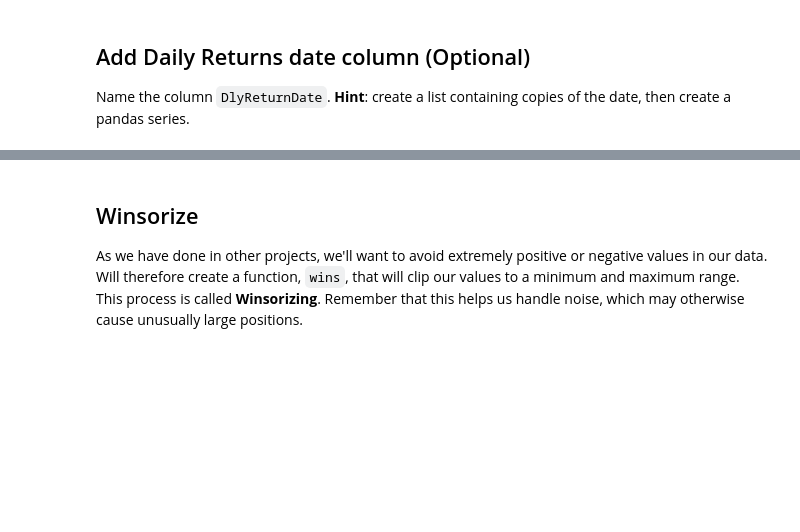
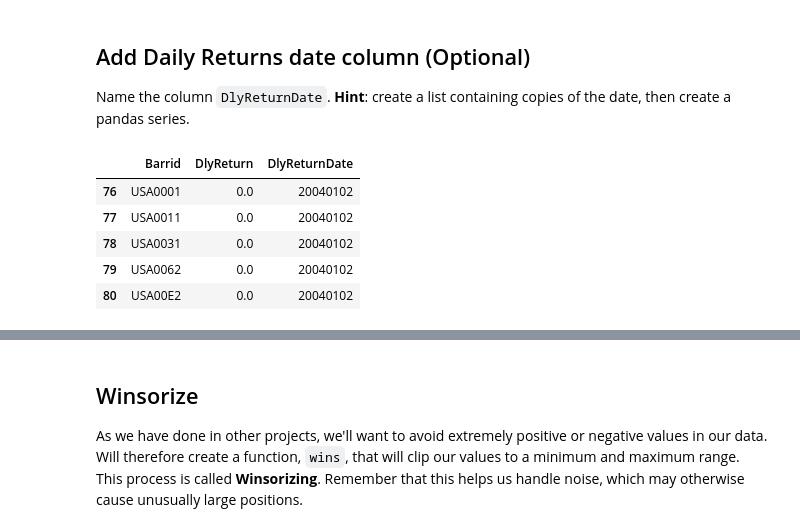
Before and after one commit to fagan2888/ai_algorithms_trading-term2, a Jupyter notebook: project_notebooks/p8/project_8_starter.ipynb, the cells around one changed output, grey strips where cells are left out. Drawn from its saved outputs; the diff is of its cells as text; code cells hidden in the pictures; blank space fills up the shorter version.

```diff
--- a/project_notebooks/p8/project_8_starter.ipynb
+++ b/project_notebooks/p8/project_8_starter.ipynb
@@ -87,0 +95,14 @@ Name the column `DlyReturnDate`.
+# %%
+# Optional
+tmp_date = '20040102'
+tmp = daily_return[tmp_date]
+tmp_n_rows = tmp.shape[0]
+tmp['DlyReturnDate'] = pd.Series([tmp_date]*tmp_n_rows)
+tmp.head()
+# %% [output]
+|  | Barrid | DlyReturn | DlyReturnDate |
+| 76 | USA0001 | 0.0 | 20040102 |
+| 77 | USA0011 | 0.0 | 20040102 |
+| 78 | USA0031 | 0.0 | 20040102 |
+| 79 | USA0062 | 0.0 | 20040102 |
+| 80 | USA00E2 | 0.0 | 20040102 |
```
Also changed, not shown: parts of 7 cells of this notebook.
